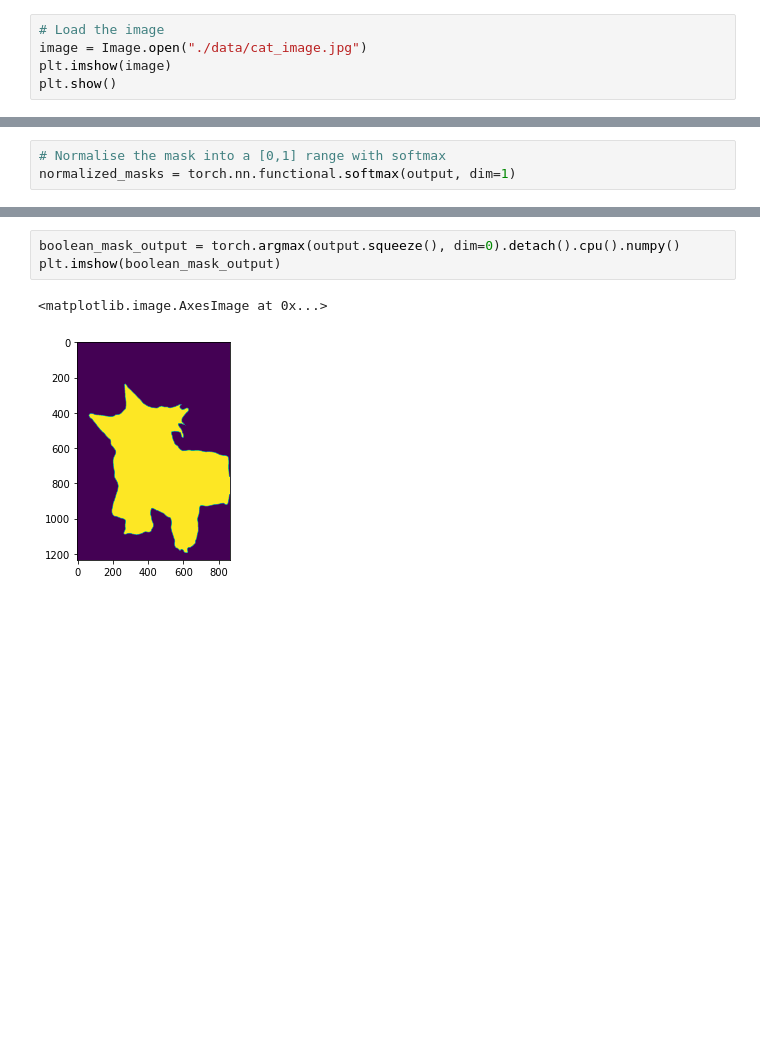
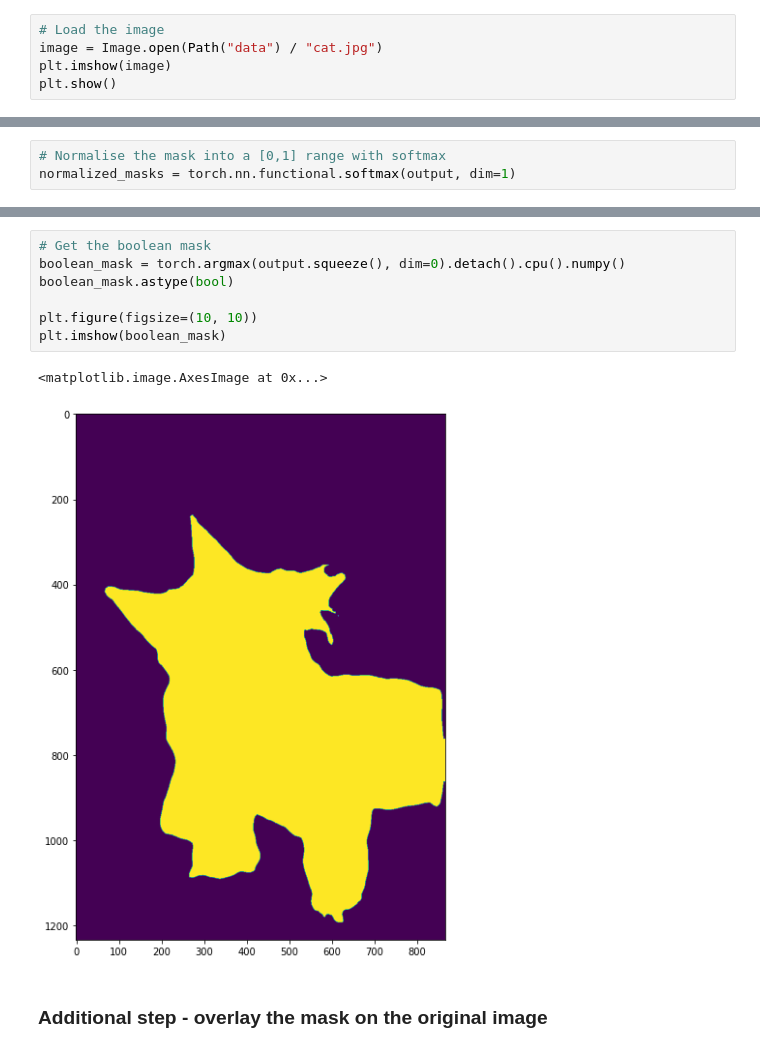
Before and after one commit to EmmaMeeus/semantic_segmentation_demo, a Jupyter notebook: inference_demo.ipynb, the cells around one changed output, grey strips where cells are left out. Drawn from its saved outputs; the diff is of its cells as text; blank space fills up the shorter version.

Commit message:
Added a batch example to the notebook, removed some images

```diff
--- a/inference_demo.ipynb
+++ b/inference_demo.ipynb
@@ -30,6 +34,6 @@ def show(imgs):
 # %%
 # Load the image
-image = Image.open("./data/cat_image.jpg")
+image = Image.open(Path("data") / "cat.jpg")
 plt.imshow(image)
 plt.show()
 # %% [output]
@@ -120,7 +133,13 @@ show(probability_mask.float())
 # %%
-boolean_mask_output = torch.argmax(output.squeeze(), dim=0).detach().cpu().numpy()
-plt.imshow(boolean_mask_output)
+# Get the boolean mask
+boolean_mask = torch.argmax(output.squeeze(), dim=0).detach().cpu().numpy()
+boolean_mask.astype(bool)
+
+plt.figure(figsize=(10, 10))
+plt.imshow(boolean_mask)
 # %% [output]
 <matplotlib.image.AxesImage at 0x...>
-[figure, old version]
+[figure, new version]
+# %% [markdown]
+### Additional step - overlay the mask on the original image
 # %%
```
Also changed, not shown: parts of 23 cells of this notebook, 6 other files.
